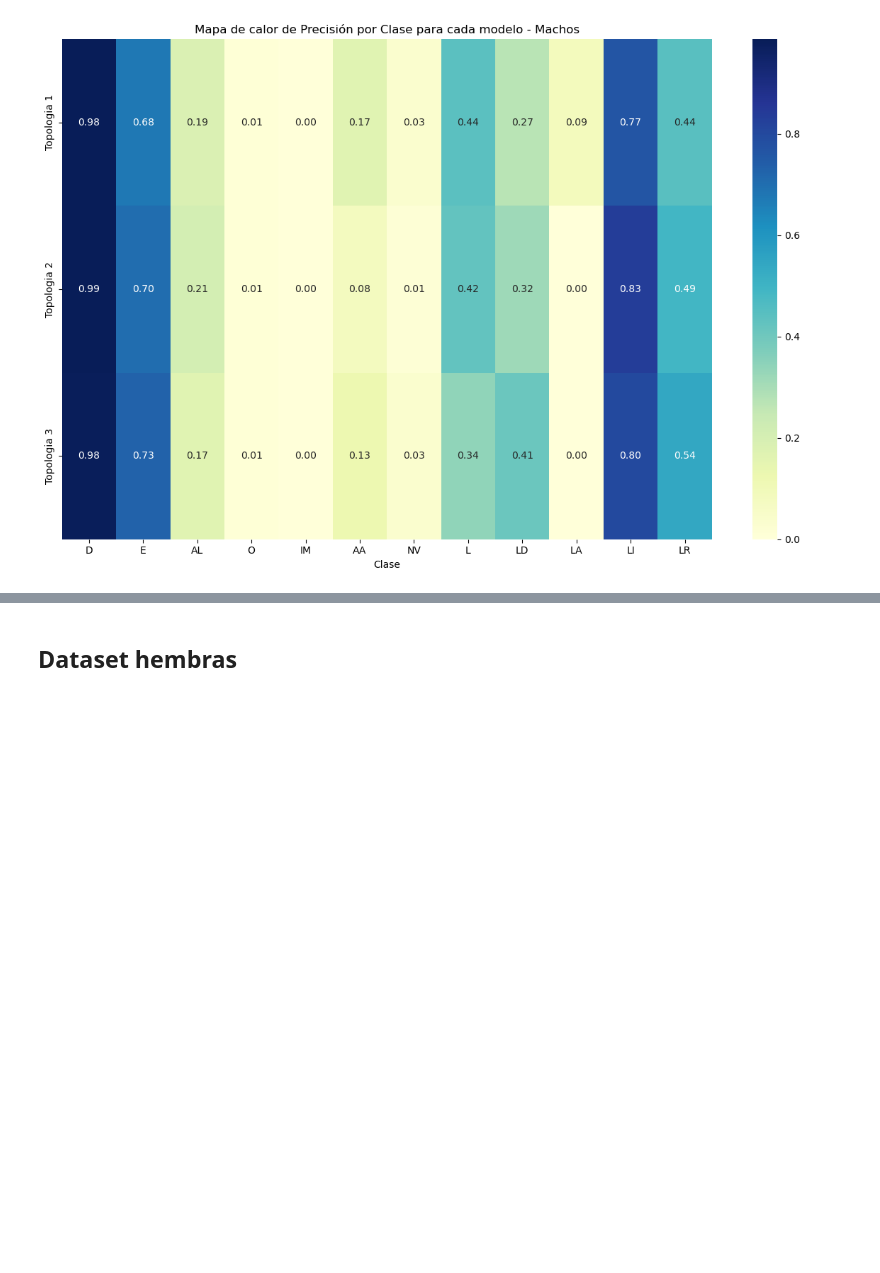
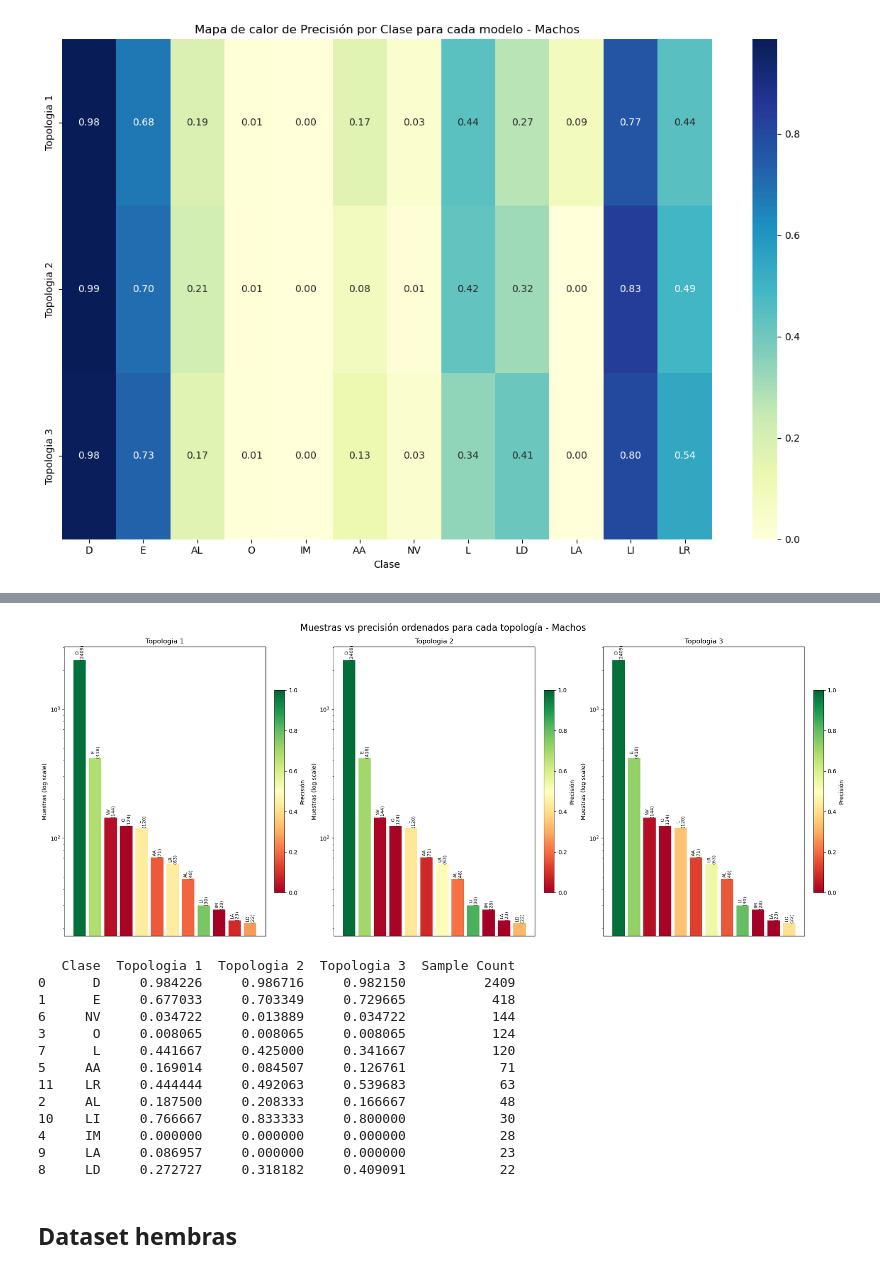
Before and after one commit to jbaez-utn/rnr-meleros, a Jupyter notebook: notebooks/3-rn_evaluacion.ipynb, the cells around one changed output, grey strips where cells are left out. Cells and saved outputs as stored; diff of their text form; code cells hidden in the pictures; blank space fills up the shorter version.

```diff
--- a/notebooks/3-rn_evaluacion.ipynb
+++ b/notebooks/3-rn_evaluacion.ipynb
@@ -536,3 +454,64 @@ plt.show()
+# %%
+# Sort the dataframe by Sample Count in descending order
+resultados_acc_macho = resultados_acc_macho.sort_values('Sample Count', ascending=False)
+
+# Create a figure with subplots for each topology
+fig, axes = plt.subplots(1, 3, figsize=(20, 8))
+fig.suptitle('Muestras vs precisión ordenados para cada topología - Machos', fontsize=16)
+
+# Color map for accuracy
+cmap = plt.cm.RdYlGn
+
+for i, topology in enumerate(['Topologia 1', 'Topologia 2', 'Topologia 3']):
+    ax = axes[i]
+
+    # Create bar plot
+    bars = ax.bar(range(len(resultados_acc_macho)), resultados_acc_macho['Sample Count'],
+                  color=cmap(resultados_acc_macho[topology]))
+
+    # Add labels for each bar
+    for j, bar in enumerate(bars):
+        height = bar.get_height()
+        ax.text(bar.get_x() + bar.get_width()/2., height,
+                f"{resultados_acc_macho['Clase'].iloc[j]}\n({height})",
+                ha='center', va='bottom', rotation=90, fontsize=8)
+
+    # Remove x-axis labels and ticks
+    ax.set_xticks([])
+    ax.set_xticklabels([])
+
+    # Set y-axis to log scale and label it
+    ax.set_yscale('log')
+    ax.set_ylabel('Muestras (log scale)')
+
+    # Add title
+    ax.set_title(f'{topology}')
+
+    # Add colorbar
+    sm = plt.cm.ScalarMappable(cmap=cmap, norm=plt.Normalize(vmin=0, vmax=1))
+    sm.set_array([])
+    plt.colorbar(sm, ax=ax, label='Precisión', fraction=0.046, pad=0.04)
+
+plt.tight_layout()
+plt.show()
+
+# Print accuracy values for each class and topology
+print(resultados_acc_macho[['Clase', 'Topologia 1', 'Topologia 2', 'Topologia 3', 'Sample Count']])
+# %% [output]
+[figure, added]
+   Clase  Topologia 1  Topologia 2  Topologia 3  Sample Count
+0      D     0.984226     0.986716     0.982150          2409
+1      E     0.677033     0.703349     0.729665           418
+6     NV     0.034722     0.013889     0.034722           144
+3      O     0.008065     0.008065     0.008065           124
+7      L     0.441667     0.425000     0.341667           120
+5     AA     0.169014     0.084507     0.126761            71
+11    LR     0.444444     0.492063     0.539683            63
+2     AL     0.187500     0.208333     0.166667            48
+10    LI     0.766667     0.833333     0.800000            30
+4     IM     0.000000     0.000000     0.000000            28
+9     LA     0.086957     0.000000     0.000000            23
+8     LD     0.272727     0.318182     0.409091            22
 # %% [markdown]
 ## Dataset hembras
 # %%
```
Also changed, not shown: parts of 10 cells of this notebook.
